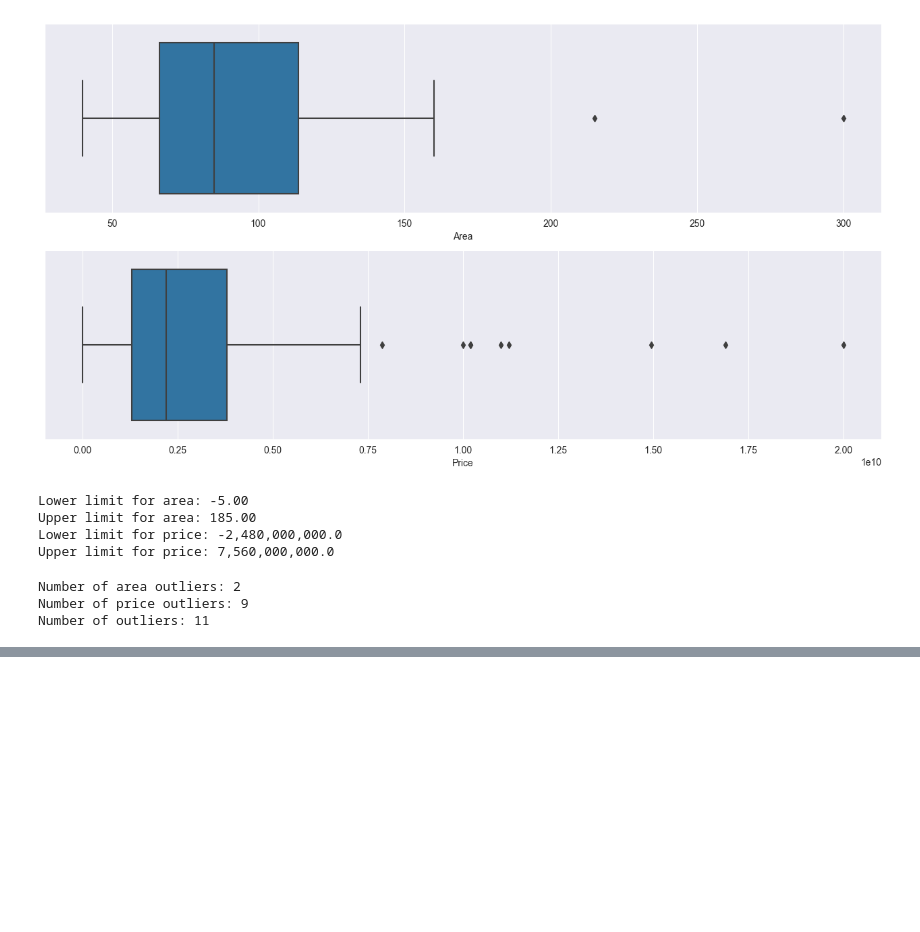
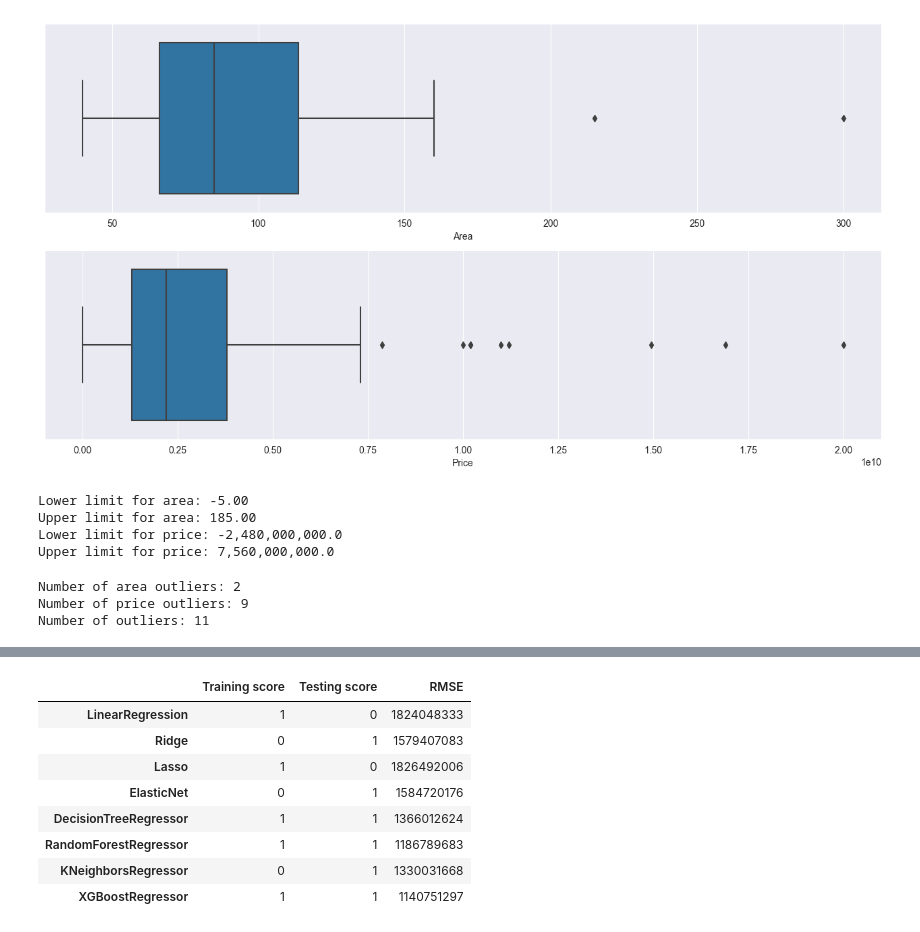
Before and after one commit to pooyanosk1382/TehranHousePrice, a Jupyter notebook: tehranHousePrice.ipynb, the cells around one changed output, grey strips where cells are left out. Cells and saved outputs as stored; diff of their text form; code cells hidden in the pictures; blank space fills up the shorter version.

```diff
--- a/tehranHousePrice.ipynb
+++ b/tehranHousePrice.ipynb
@@ -419,0 +545,5 @@ Number of outliers: 11
+# %%
+dtr = DecisionTreeRegressor(random_state = 1)
+param_dtr = {'min_samples_split': [2, 3, 4, 5],
+             'min_samples_leaf': [1, 2, 3]}
+dtr_train_score, dtr_test_score, dtr_RMSE = parameter_finder(dtr, param_dtr)
@@ -419,0 +558,5 @@ Number of outliers: 11
+# %%
+rfr = RandomForestRegressor(random_state = 1, n_jobs = -1)
+param_rfr = {'min_samples_split': [2, 3, 4, 5],
+             'min_samples_leaf': [1, 2, 3]}
+rfr_train_score, rfr_test_score, rfr_RMSE = parameter_finder(rfr, param_rfr)
@@ -419,0 +571,6 @@ Number of outliers: 11
+# %%
+knr = KNeighborsRegressor(n_jobs = -1)
+param_knr = {'n_neighbors': [5, 10, 15, 20],
+             'weights': ['uniform', 'distance']}
+
+knr_train_score, knr_test_score, knr_RMSE = parameter_finder(knr, param_knr)
@@ -419,0 +602,17 @@ Number of outliers: 11
+# %%
+models_score = pd.DataFrame({'Training score': [lr_train_score, ridge_train_score, lasso_train_score, eln_train_score, dtr_train_score, rfr_train_score, knr_train_score,xgboost_train_score],
+                             'Testing score': [lr_test_score, ridge_test_score, lasso_test_score, eln_test_score, dtr_test_score, rfr_test_score, knr_test_score,xgboost_test_score],
+                             'RMSE': [lr_RMSE, ridge_RMSE, lasso_RMSE, eln_RMSE, dtr_RMSE, rfr_RMSE, knr_RMSE,xgboost_RMSE]},
+                            index = ['LinearRegression', 'Ridge', 'Lasso','ElasticNet', 'DecisionTreeRegressor', 'RandomForestRegressor', 'KNeighborsRegressor','XGBoostRegressor'])
+
+models_score
+# %% [output]
+|  | Training score | Testing score | RMSE |
+| LinearRegression | 1 | 0 | 1824048333 |
+| Ridge | 0 | 1 | 1579407083 |
+| Lasso | 1 | 0 | 1826492006 |
+| ElasticNet | 0 | 1 | 1584720176 |
+| DecisionTreeRegressor | 1 | 1 | 1366012624 |
+| RandomForestRegressor | 1 | 1 | 1186789683 |
+| KNeighborsRegressor | 0 | 1 | 1330031668 |
+| XGBoostRegressor | 1 | 1 | 1140751297 |
```
Also changed, not shown: parts of 16 cells of this notebook.
